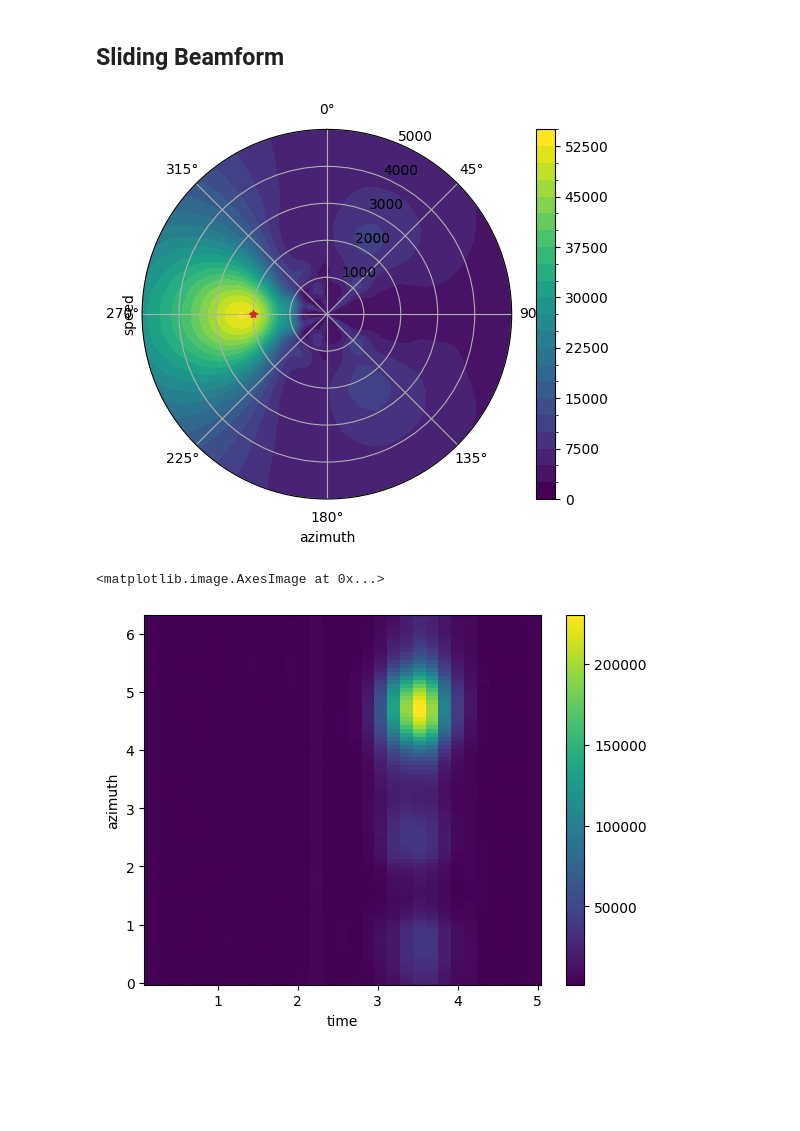
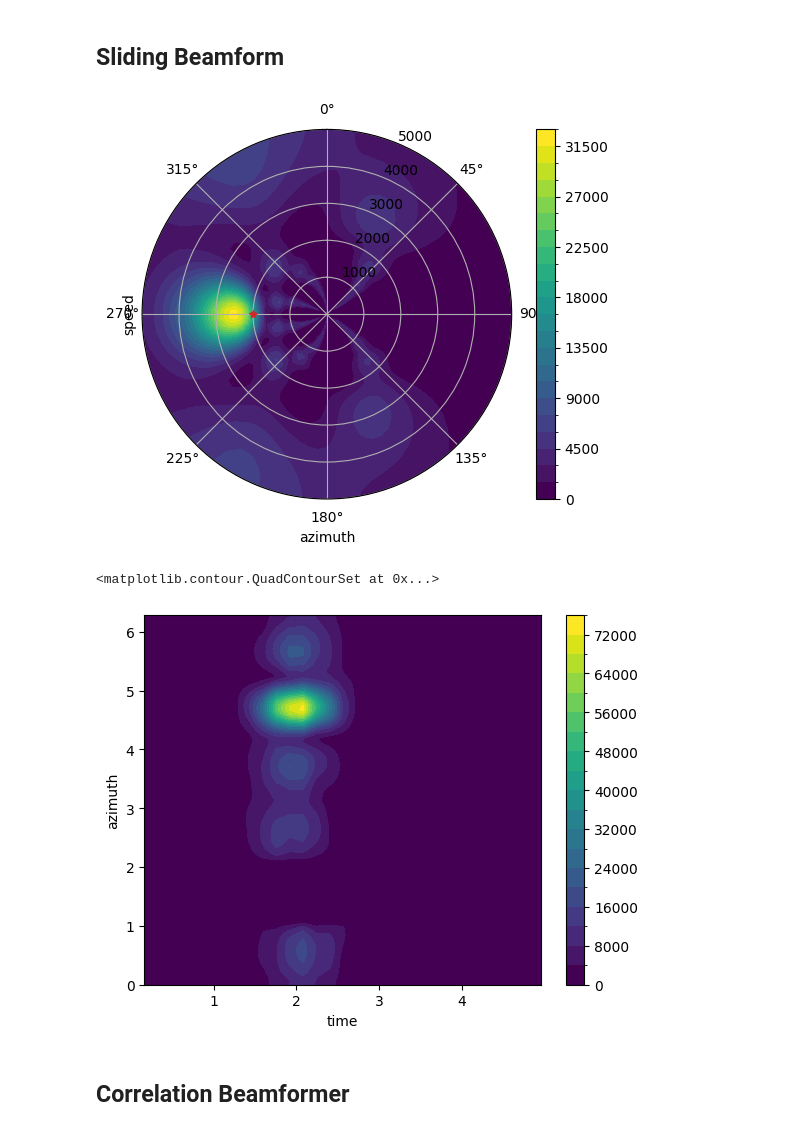
Before and after one commit to atrabattoni/beamforming, a Jupyter notebook: examples/notebook.ipynb, the cells around one changed output. Cells and saved outputs as stored; diff of their text form; code cells hidden in the pictures; blank space fills up the shorter version.

```diff
--- a/examples/notebook.ipynb
+++ b/examples/notebook.ipynb
@@ -16,7 +21,7 @@ nt = 512  # number of samples
 t = np.arange(nt) / fs
 
 # Generate receiver locations
-L = 1000  # length of the cable
+L = 2000  # length of the cable
 d = L / nch
 s = d / 2 + d * np.arange(nch)
 
@@ -35,8 +40,8 @@ coords = xr.Dataset(
 )
 
 source_azimuth = np.deg2rad(270)
-source_t0 = 0.0
-source_distance = 5000
+source_t0 = -3.0
+source_distance = 10000
 source_speed = 2000
 xs = source_distance * np.sin(source_azimuth)
 ys = source_distance * np.cos(source_azimuth)
@@ -116,9 +121,11 @@ ax.plot(source_azimuth, source_speed, "C3*")
 ax.set_theta_zero_location("N")
 ax.set_theta_direction(-1)
 # %% [output]
-[figure, old version]
+[figure, new version]
 # %%
-P.sum("speed").plot.imshow()
+P.sum("speed").plot.contourf(levels=25)
 # %% [output]
-<matplotlib.image.AxesImage at 0x...>
+<matplotlib.contour.QuadContourSet at 0x...>
-[figure, old version]
+[figure, new version]
+# %% [markdown]
+## Correlation Beamformer
```
Also changed, not shown: parts of 7 cells of this notebook, 2 other files.
